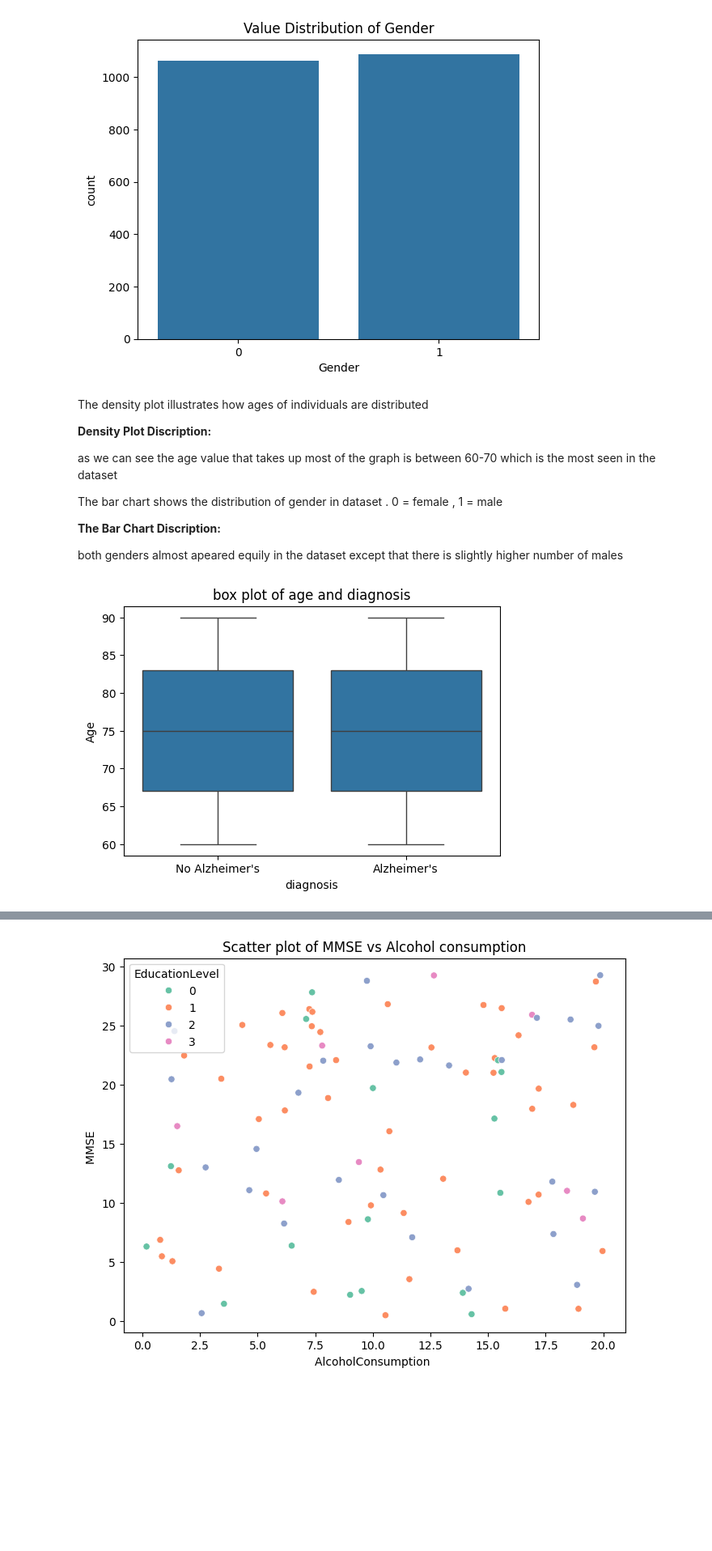
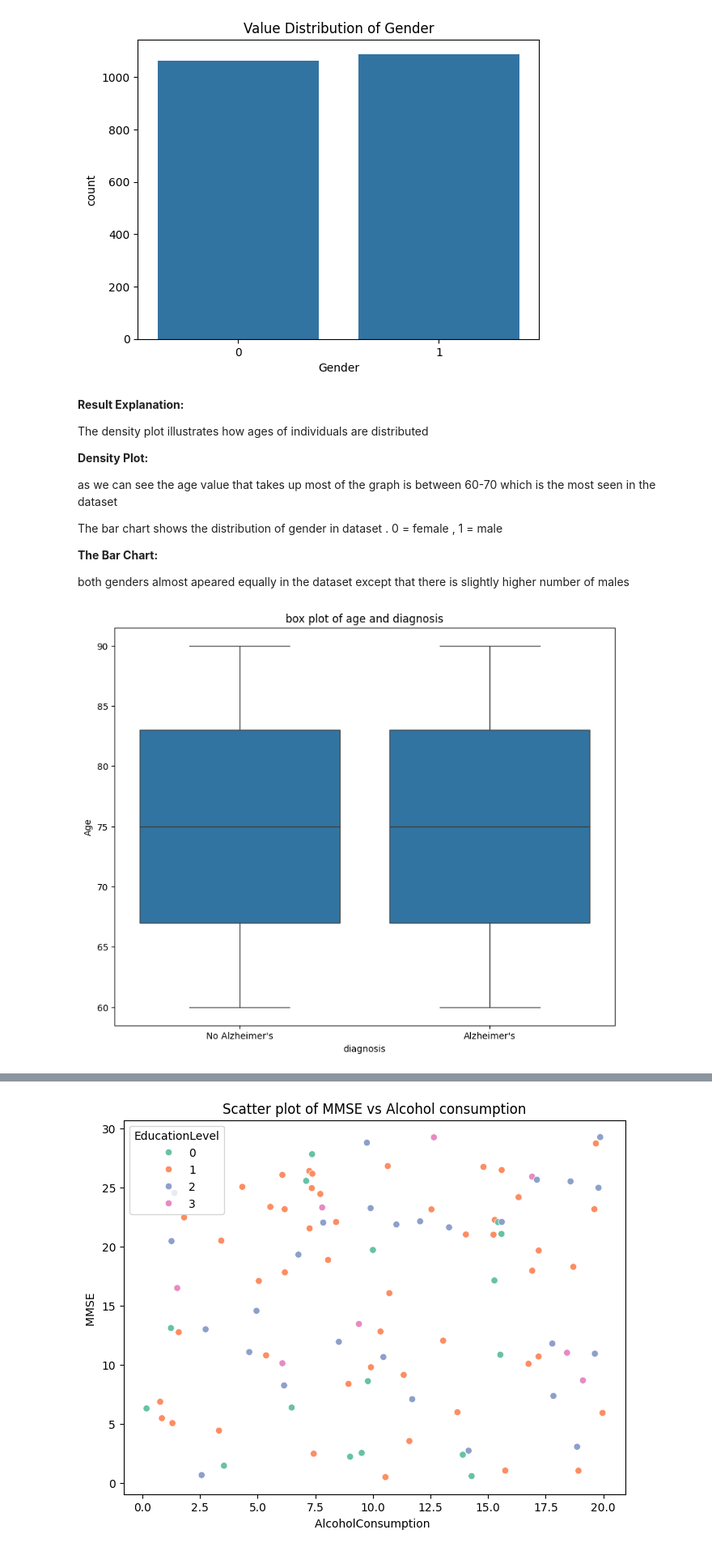
Before and after one commit to leen204/mining-project, a Jupyter notebook: DATA MINING NOTEBOOK.ipynb, the cells around one changed output, grey strips where cells are left out. Shown: that part at 81% size. Saved outputs shown, nothing was run; the diff lists cells and outputs as text; code cells hidden in the pictures; blank space fills up the shorter version.

```diff
--- a/DATA MINING NOTEBOOK.ipynb
+++ b/DATA MINING NOTEBOOK.ipynb
@@ -134,10 +147,6 @@ We used a pie chart to illustrate the percentage distribution of Alzheimer's dia
 
 and this is a slightly imbalanced dataset.
 # %%
-import pandas as pd
-import seaborn as sns
-import matplotlib.pyplot as plt
-df = pd.read_csv('alzheimers_disease_data.csv')
 sns.kdeplot(df['Age'], fill=True, color='skyblue', alpha=1)
 plt.title('Value Distribution of Age')
 plt.show()
@@ -149,9 +158,11 @@ plt.show()
 [figure]
 [figure]
 # %% [markdown]
+**Result Explanation:**
+
 The density plot illustrates how ages of individuals are distributed
 
-**Density Plot Discription:**
+**Density Plot:**
 
 as we can see the age value that takes up most of the graph is between 60-70
 which is the most seen in the dataset
@@ -159,24 +170,19 @@ which is the most seen in the dataset
 The bar chart shows the distribution of gender in dataset .
 0 = female , 1 = male
 
-**The Bar Chart Discription:**
+**The Bar Chart:**
 
-both genders almost apeared equily in the dataset except that there is slightly higher number of males
+both genders almost apeared equally in the dataset except that there is slightly higher number of males
 # %%
-import matplotlib.pyplot as plt
-
-import seaborn as sns
-
-
-plt.figure(figsize=(6, 4))
+plt.figure(figsize=(10, 8))
 sns.boxplot(x='Diagnosis', y='Age', data=df)
 plt.title('box plot of age and diagnosis')
 plt.xlabel('diagnosis')
 plt.ylabel('Age')
 
 plt.show()
 # %% [output]
-[figure, old version]
+[figure, new version]
 # %% [markdown]
 **Boxplot Discription:**
 
```
Also changed, not shown: parts of 41 cells of this notebook.
